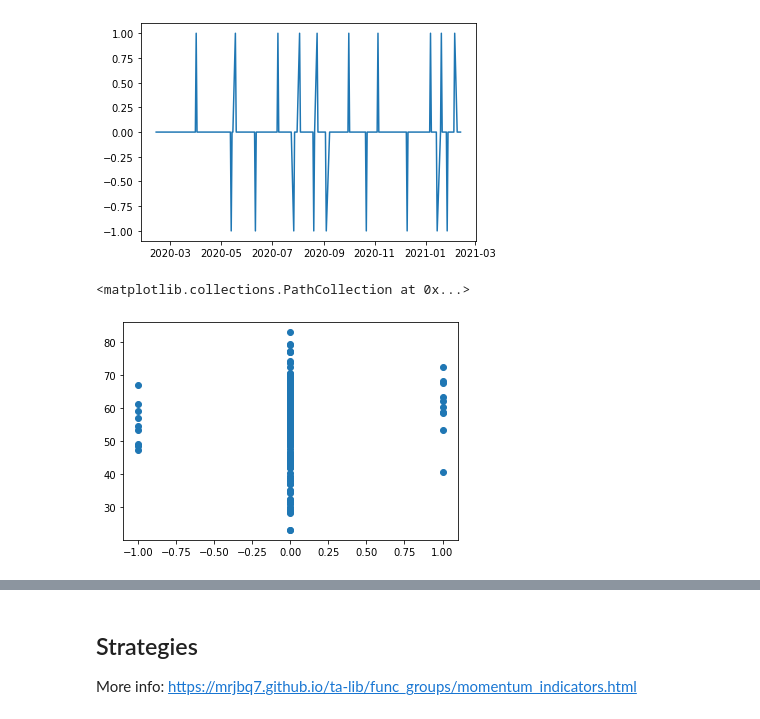
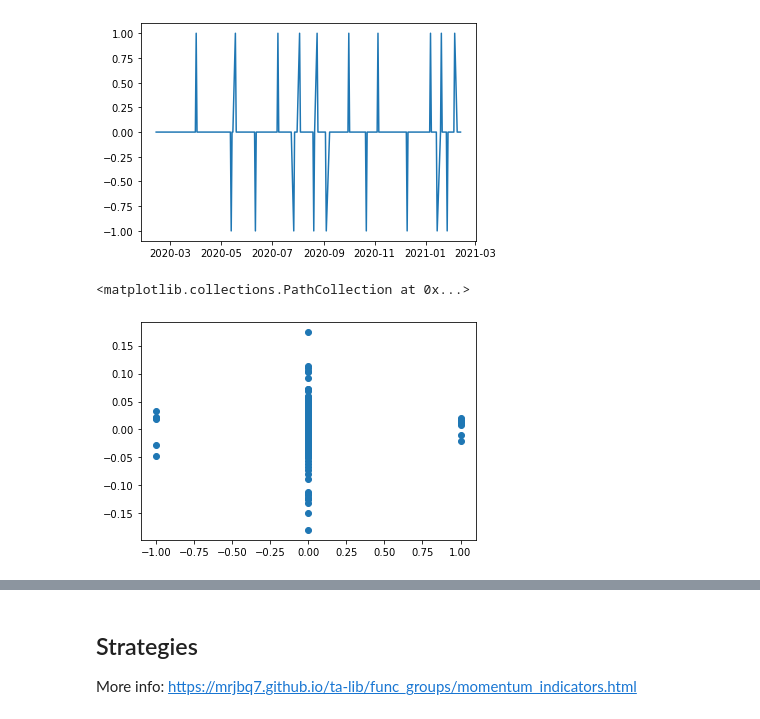
Before and after one commit to evelynyou/capstone_indicators, a Jupyter notebook: playground_EY.ipynb, the cells around one changed output, grey strips where cells are left out. Drawn from its saved outputs; the diff is of its cells as text; code cells hidden in the pictures.

```diff
--- a/playground_EY.ipynb
+++ b/playground_EY.ipynb
@@ -116,7 +137,7 @@ plt.plot(df.MACD_Signal)
 [<matplotlib.lines.Line2D at 0x...>]
 [figure]
 # %%
-plt.scatter(df.MACD_Signal, df["N5D_Return%"])
+plt.scatter(df.SMA_Signal, df["N5D_Return%"])
 # %% [output]
 <matplotlib.collections.PathCollection at 0x...>
-[figure, old version]
+[figure, new version]
```
Also changed, not shown: parts of 4 cells of this notebook.
